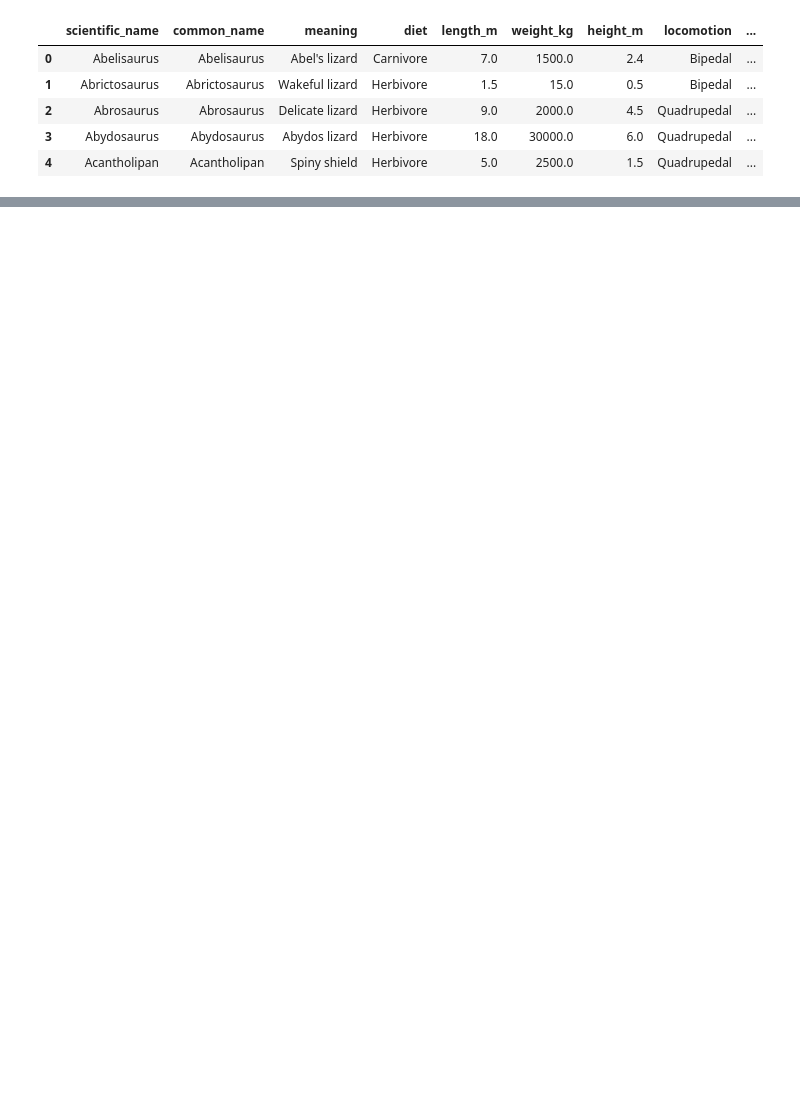
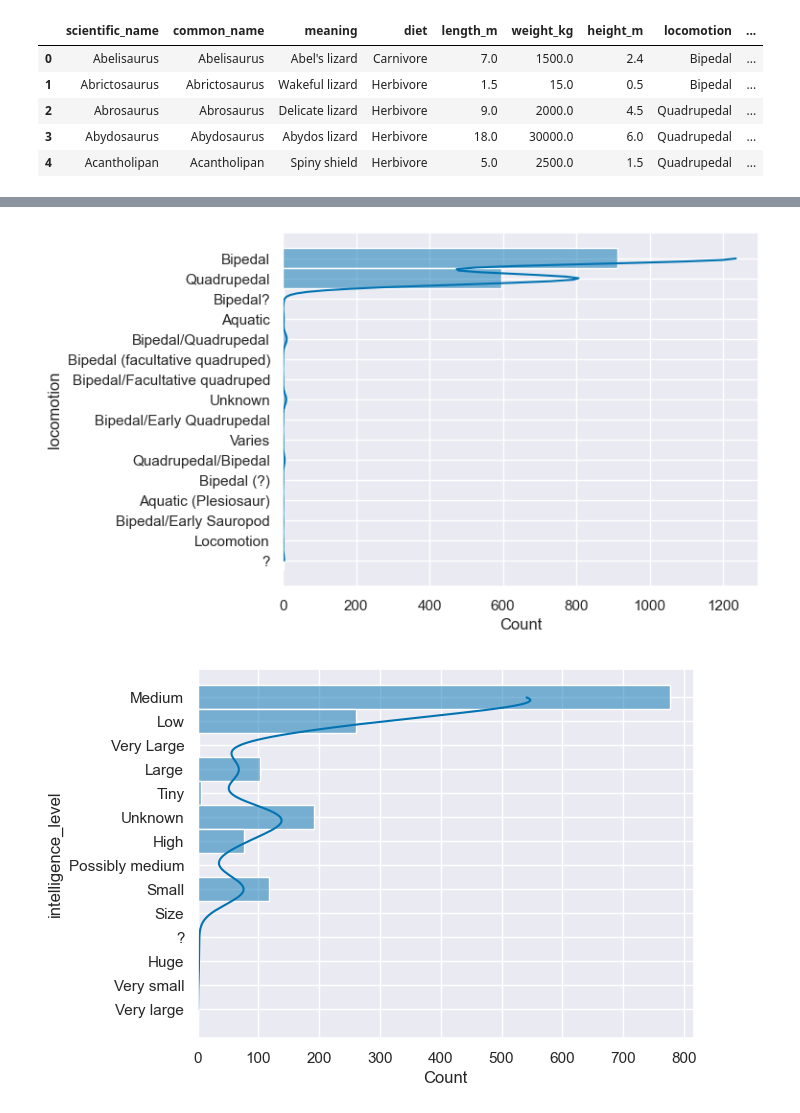
Before and after one commit to korayyildirim/DataAnalysisProjects, a Jupyter notebook: dinosaurEDA.ipynb, the cells around one changed output, grey strips where cells are left out. Cells and saved outputs as stored; diff of their text form; code cells hidden in the pictures; blank space fills up the shorter version.

```diff
--- a/dinosaurEDA.ipynb
+++ b/dinosaurEDA.ipynb
@@ -19,0 +58,16 @@ dinosaur_df.head()
+# %%
+list=["locomotion","intelligence_level","diet"]
+
+#fig, axes = plt.subplots(3, 2, figsize=(16, 10))
+plt.tight_layout(w_pad=10)
+
+
+for feature in list:
+    sns.set_theme(font_scale=1,style="darkgrid")
+    sns.set_palette("colorblind")
+    g=sns.histplot( y=dinosaur_df[feature],kde=True)
+    #plt.title("Distribution of Diets")
+    plt.show()
+# %% [output]
+[figure, added]
+[figure, added]
```
Also changed, not shown: parts of 12 cells of this notebook.
